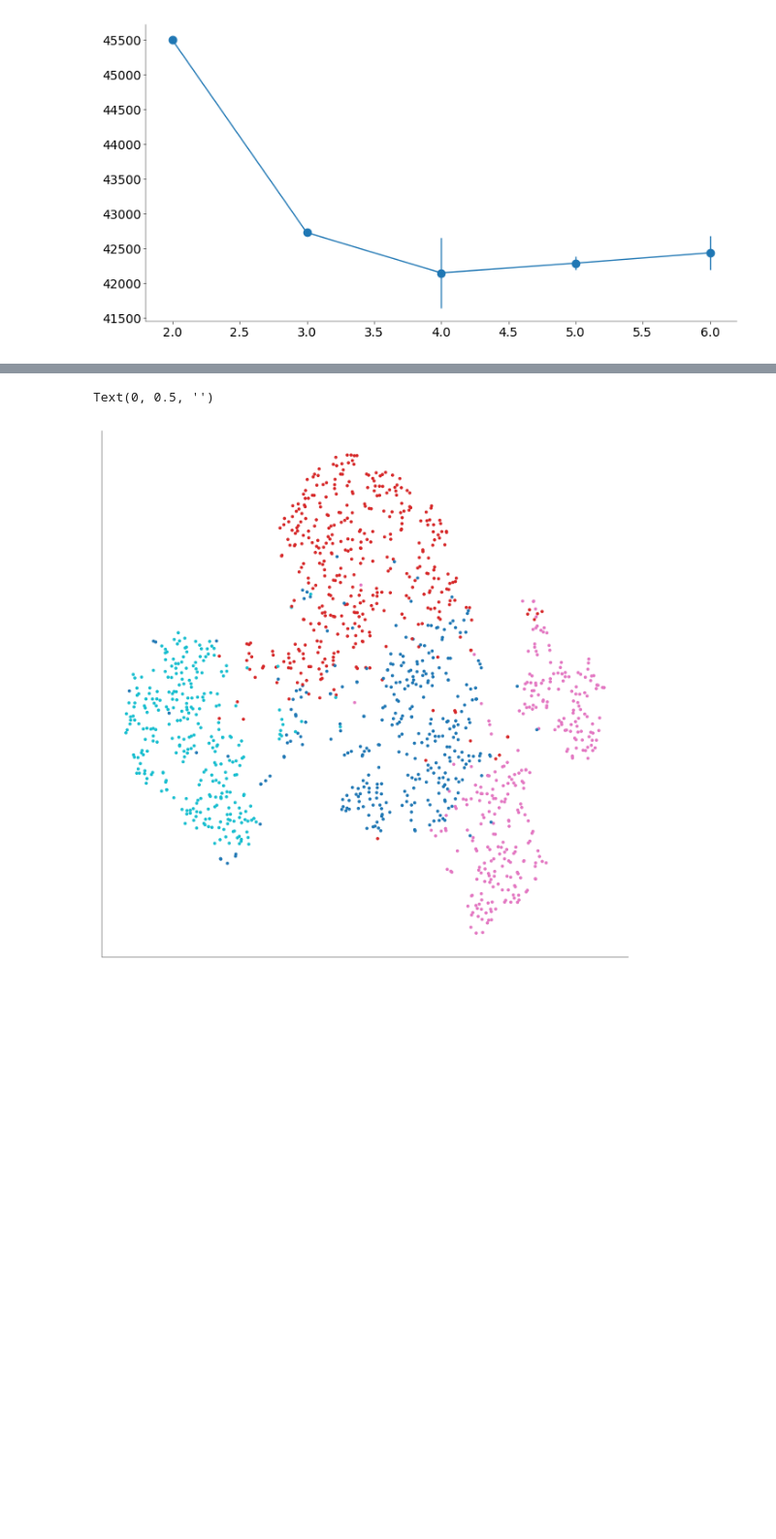
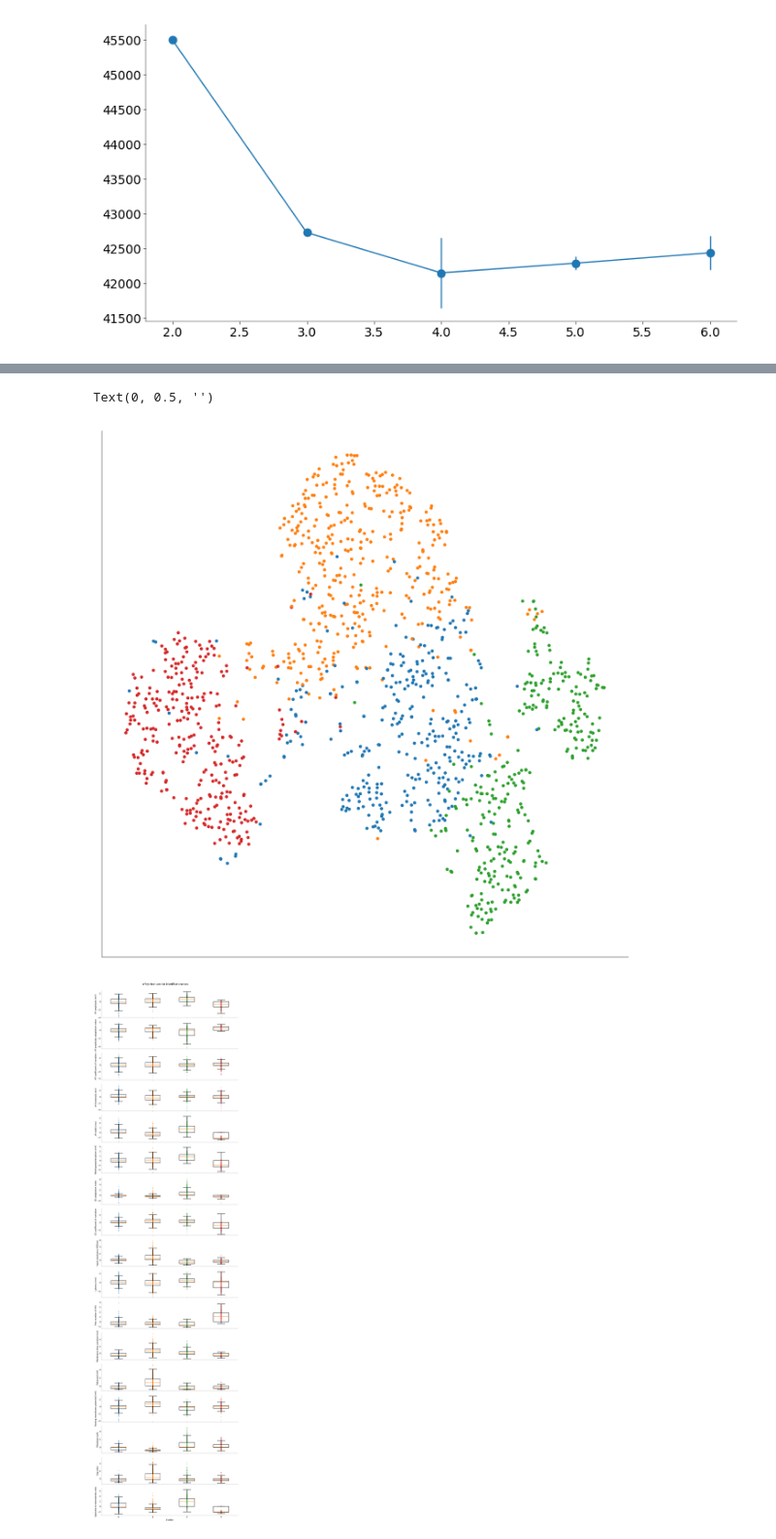
Before and after one commit to Artemii-Shlychkov/NDS_project, a Jupyter notebook: notebooks/Practical_notebook.ipynb, the cells around one changed output, grey strips where cells are left out. Shown at 97% size. Drawn from its saved outputs; the diff is of its cells as text; code cells hidden in the pictures; blank space fills up the shorter version.

```diff
--- a/notebooks/Practical_notebook.ipynb
+++ b/notebooks/Practical_notebook.ipynb
@@ -397,8 +426,9 @@ Z = TSNE(
     init=PCinit, early_exaggeration=4, random_state=42, perplexity=20
 ).fit_transform(ephysData_filtered)
 
+
 fig, ax = plt.subplots(1, 1, figsize=(6, 6))
-ax.scatter(Z[:, 0], Z[:, 1], c=cluster_ids, cmap="tab10", s=10)
+ax.scatter(Z[:, 0], Z[:, 1], c=plt.cm.tab10(cluster_ids), s=10, alpha=1)
 ax.set_xlabel("tSNE1")
 ax.set_ylabel("tSNE2")
 ax.set_xticks([])
@@ -407,7 +437,55 @@ ax.set_xlabel("")
 ax.set_ylabel("")
 # %% [output]
 Text(0, 0.5, '')
-[figure, old version]
+[figure, new version]
+# %%
+data = ephysData_filtered
+features = ephysNames[~np.isin(ephysNames, features_exclude)]
+mean_Per_group = np.zeros((len(features), len(np.unique(cluster_ids))))
+std_Per_group = np.zeros((len(features), len(np.unique(cluster_ids))))
+for i, c in enumerate(np.unique(cluster_ids)):
+    mean_Per_group[:, i] = np.mean(data[cluster_ids == c, :], axis=0)
+    std_Per_group[:, i] = np.std(data[cluster_ids == c, :], axis=0)
+
+
+n_features = features.size
+clusters_data = np.zeros((len(features), len(np.unique(cluster_ids)), data.shape[0]))
+
+unique_clusters = np.unique(cluster_ids)
+# Determine the max number of samples in any cluster
+max_samples = max(np.sum(cluster_ids == c) for c in unique_clusters)
+
+clusters_data = np.zeros((len(features), len(unique_clusters), max_samples))
+
+for i, c in enumerate(unique_clusters):
+    cluster_data = data[cluster_ids == c, :].T
+    clusters_data[:, i, : cluster_data.shape[1]] = cluster_data
+
+fig, ax = plt.subplots(len(features), 1, figsize=(10, 36), sharex=True)
+for i, feature in enumerate(features):
+    for j, c in enumerate(np.unique(cluster_ids)):
+        ax[i].scatter(
+            np.zeros(clusters_data.shape[2]) + j,
+            clusters_data[i, j, :],
+            # use the same colors as for gmm clusters
+            color=plt.cm.tab10.colors[j],
+            alpha=0.25,
+        )
+        ax[i].boxplot(
+            clusters_data[i, :, :].T,
+            positions=np.arange(len(np.unique(cluster_ids))),
+            showfliers=False,
+            patch_artist=False,
+        )
+
+    ax[i].set_xticks(np.arange(len(np.unique(cluster_ids))))
+    ax[i].set_xticklabels(np.unique(cluster_ids))
+    ax[i].set_ylabel(feature)
+    ax[i].set_xlabel("Cluster") if i == len(features) - 1 else None
+plt.suptitle("ePhys features for identified clusters", y=1.001)
+plt.tight_layout()
+# %% [output]
+[figure, added]
 # %% [markdown]
 # Research questions to investigate
 
```
Also changed, not shown: parts of 6 cells of this notebook.
